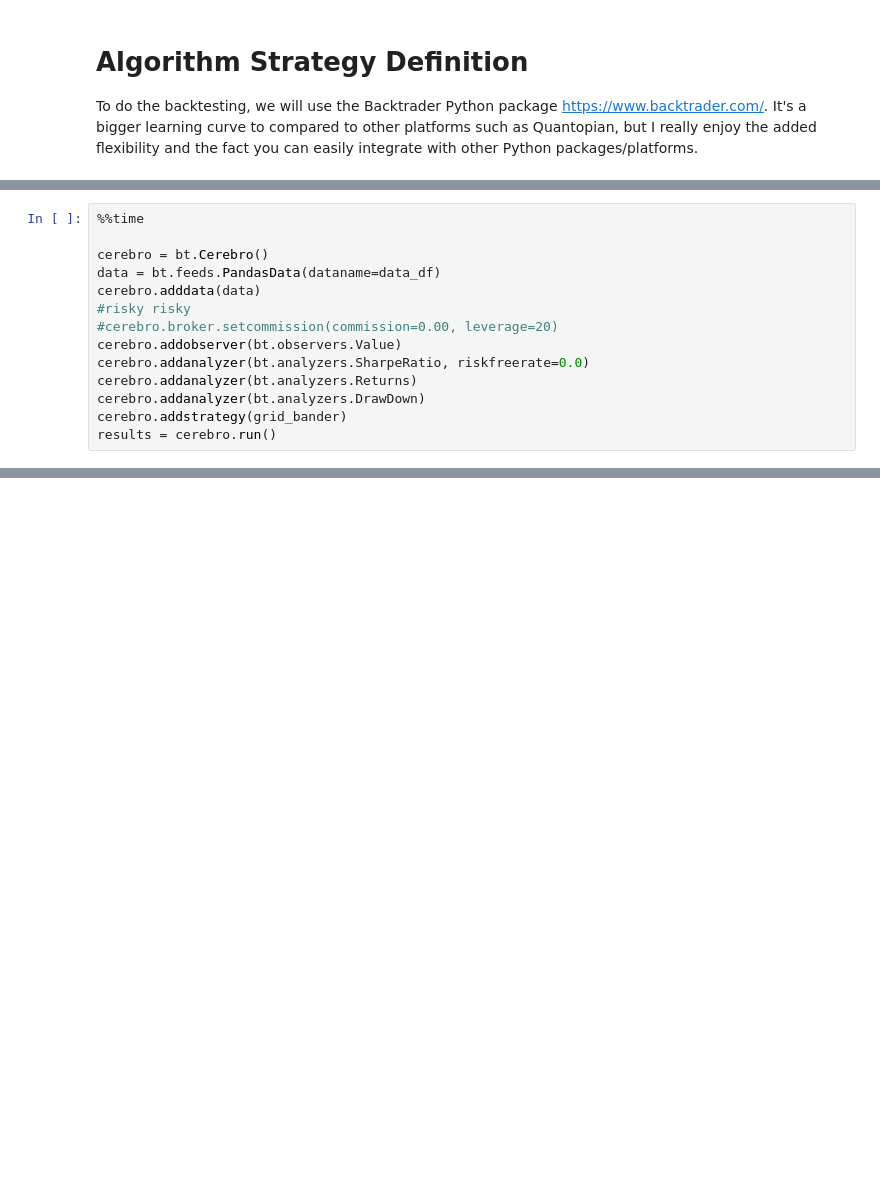
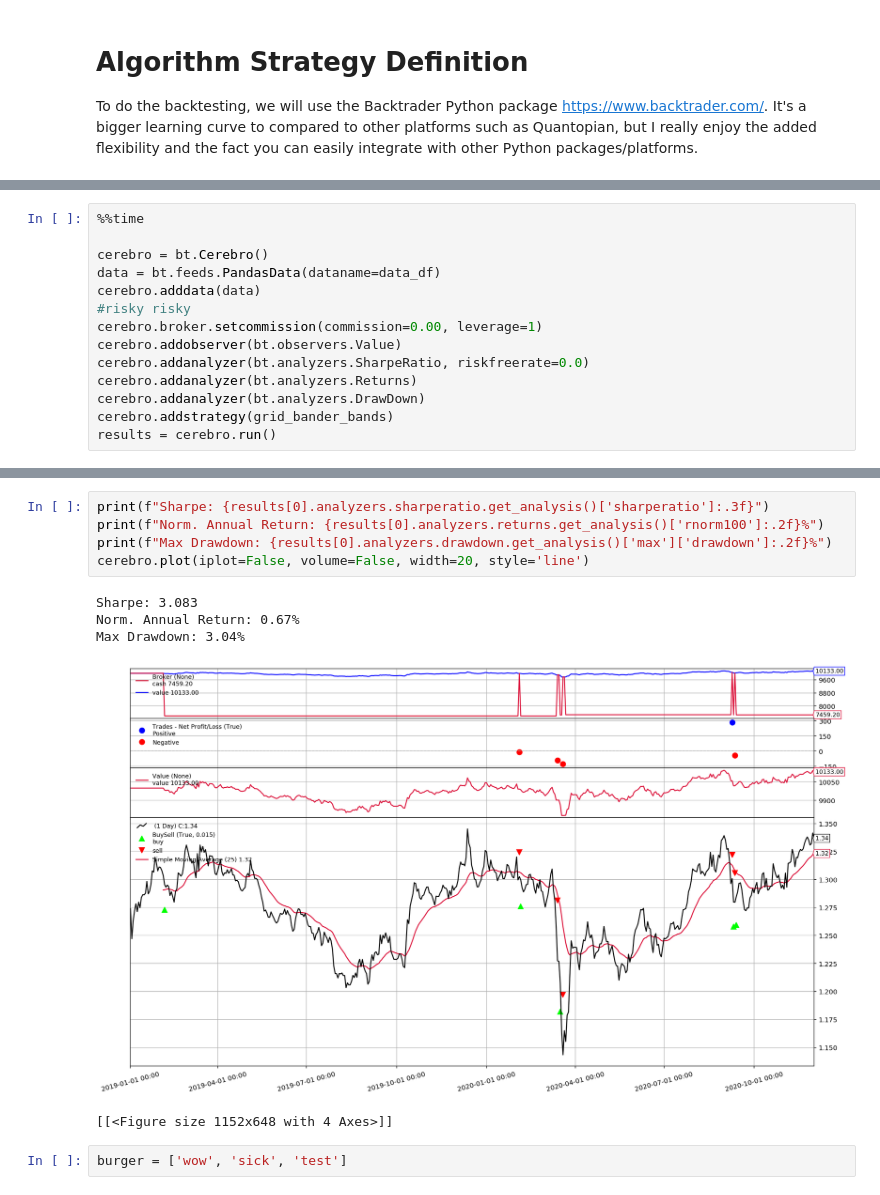
Before and after one commit to akokaz1/Algo-Trading, a Jupyter notebook: notebooks/scripts/Grid Trading Bot.ipynb, the cells around one changed output, grey strips where cells are left out. Cells and saved outputs as stored; diff of their text form; blank space fills up the shorter version.

```diff
--- a/notebooks/scripts/Grid Trading Bot.ipynb
+++ b/notebooks/scripts/Grid Trading Bot.ipynb
@@ -90,11 +133,11 @@ cerebro = bt.Cerebro()
 data = bt.feeds.PandasData(dataname=data_df)
 cerebro.adddata(data)
 #risky risky
-#cerebro.broker.setcommission(commission=0.00, leverage=20)
+cerebro.broker.setcommission(commission=0.00, leverage=1)
 cerebro.addobserver(bt.observers.Value)
 cerebro.addanalyzer(bt.analyzers.SharpeRatio, riskfreerate=0.0)
 cerebro.addanalyzer(bt.analyzers.Returns)
 cerebro.addanalyzer(bt.analyzers.DrawDown)
-cerebro.addstrategy(grid_bander)
+cerebro.addstrategy(grid_bander_bands)
 results = cerebro.run()
 # %% [output]
@@ -113 +156,14 @@ Max Drawdown: 1.80%
 [[<Figure size 1152x648 with 4 Axes>]]
+# %%
+print(f"Sharpe: {results[0].analyzers.sharperatio.get_analysis()['sharperatio']:.3f}")
+print(f"Norm. Annual Return: {results[0].analyzers.returns.get_analysis()['rnorm100']:.2f}%")
+print(f"Max Drawdown: {results[0].analyzers.drawdown.get_analysis()['max']['drawdown']:.2f}%")
+cerebro.plot(iplot=False, volume=False, width=20, style='line')
+# %% [output]
+Sharpe: 3.083
+Norm. Annual Return: 0.67%
+Max Drawdown: 3.04%
+[figure, added]
+[[<Figure size 1152x648 with 4 Axes>]]
+# %%
+burger = ['wow', 'sick', 'test']
```
Also changed, not shown: parts of 8 cells of this notebook.
